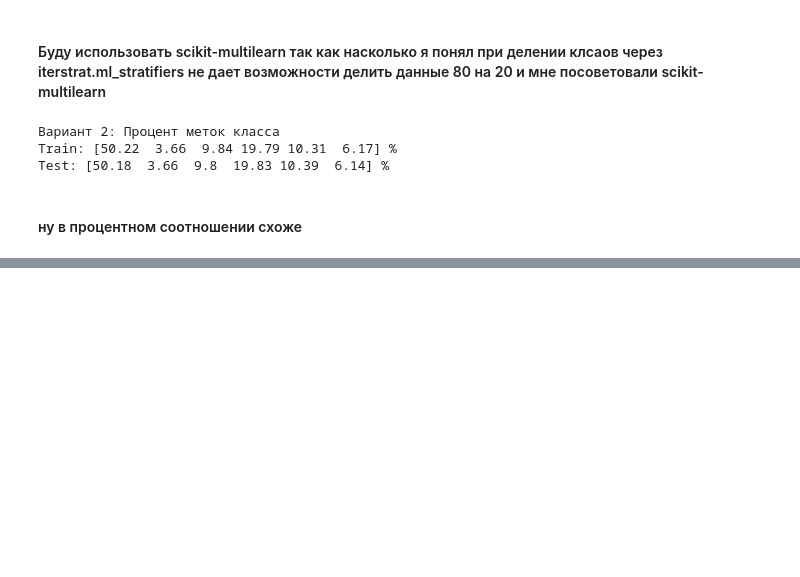
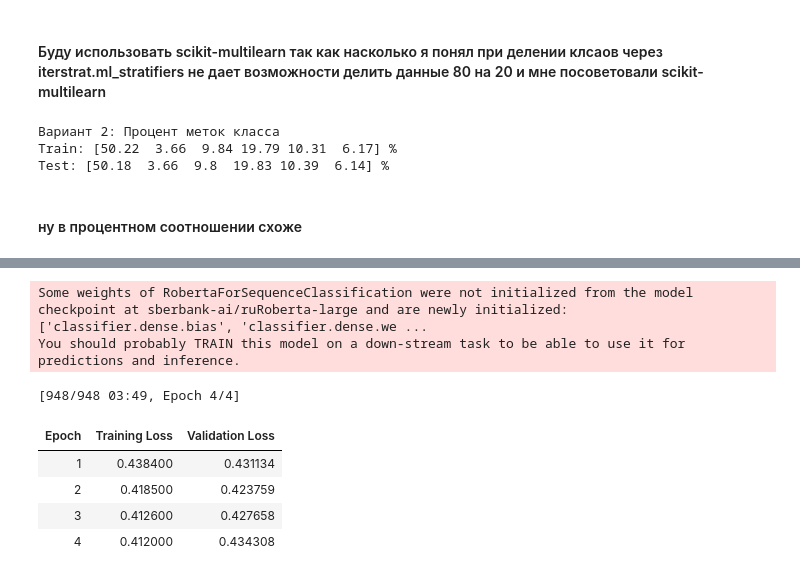
Before and after one commit to Sr123Saha/4_intensiv_4, a Jupyter notebook: main.ipynb, the cells around one changed output, grey strips where cells are left out. Drawn from its saved outputs; the diff is of its cells as text; code cells hidden in the pictures; blank space fills up the shorter version.

Commit message:
up
test

```diff
--- a/main.ipynb
+++ b/main.ipynb
@@ -419,0 +545,80 @@ Test: [50.18  3.66  9.8  19.83 10.39  6.14] %
+# %%
+
+
+class CustomDataset(Dataset):
+    def __init__(self, texts, labels, tokenizer):
+        self.encodings = tokenizer(
+            texts, padding=True, truncation=True, max_length=512, return_tensors="pt"
+        )
+        self.labels = torch.tensor(labels, dtype=torch.float)
+
+    def __getitem__(self, idx):
+        return {
+            'input_ids': self.encodings['input_ids'][idx],
+            'attention_mask': self.encodings['attention_mask'][idx],
+            'labels': self.labels[idx]
+        }
+
+    def __len__(self):
+        return len(self.labels)
+
+if __name__ == "__main__":
+    MODEL_NAME = "sberbank-ai/ruRoberta-large"
+
+
+    tokenizer = RobertaTokenizer.from_pretrained(MODEL_NAME)
+
+    train_dataset = CustomDataset(X_train, y_train, tokenizer)
+    test_dataset = CustomDataset(X_test, y_test, tokenizer)
+
+    model = RobertaForSequenceClassification.from_pretrained(
+        MODEL_NAME,
+        num_labels=y_train.shape[1],
+        problem_type="multi_label_classification"
+    )
+
+    training_args = TrainingArguments(
+        output_dir='./ruroberta_results',
+        per_device_train_batch_size=8,
+        num_train_epochs=4,
+        eval_strategy="epoch",
+        save_strategy="epoch",
+        logging_dir='./logs_ruroberta',
+        logging_steps=50,
+        load_best_model_at_end=True,
+        metric_for_best_model="eval_loss",
+        fp16=False,
+        dataloader_num_workers=0
+    )
+
+    trainer = Trainer(
+        model=model,
+        args=training_args,
+        train_dataset=train_dataset,
+        eval_dataset=test_dataset,
+    )
+
+    trainer.train()
+
+    predictions = trainer.predict(test_dataset)
+    y_pred_logits = predictions.predictions
+    y_pred = (torch.sigmoid(torch.tensor(y_pred_logits)) > 0.5).int().numpy()
+
+    print("🔎 Classification Report:")
+    print(classification_report(y_test, y_pred, digits=4))
+
+    print("\n📊 Дополнительные метрики:")
+    print(f"Micro F1-score:     {f1_score(y_test, y_pred, average='micro'):.4f}")
+    print(f"Macro F1-score:     {f1_score(y_test, y_pred, average='macro'):.4f}")
+    print(f"Weighted F1-score:  {f1_score(y_test, y_pred, average='weighted'):.4f}")
+    print(f"Hamming loss:       {hamming_loss(y_test, y_pred):.4f}")
+    print(f"Subset accuracy:    {accuracy_score(y_test, y_pred):.4f} (все метки совпали)")
+# %% [output]
+Some weights of RobertaForSequenceClassification were not initialized from the model checkpoint at sberbank-ai/ruRoberta-large and are newly initialized: ['classifier.dense.bias', 'classifier.dense.we ...
+You should probably TRAIN this model on a down-stream task to be able to use it for predictions and inference.
+[948/948 03:49, Epoch 4/4]
+| Epoch | Training Loss | Validation Loss |
+| 1 | 0.438400 | 0.431134 |
+| 2 | 0.418500 | 0.423759 |
+| 3 | 0.412600 | 0.427658 |
+| 4 | 0.412000 | 0.434308 |
```
Also changed, not shown: parts of 9 cells of this notebook.
